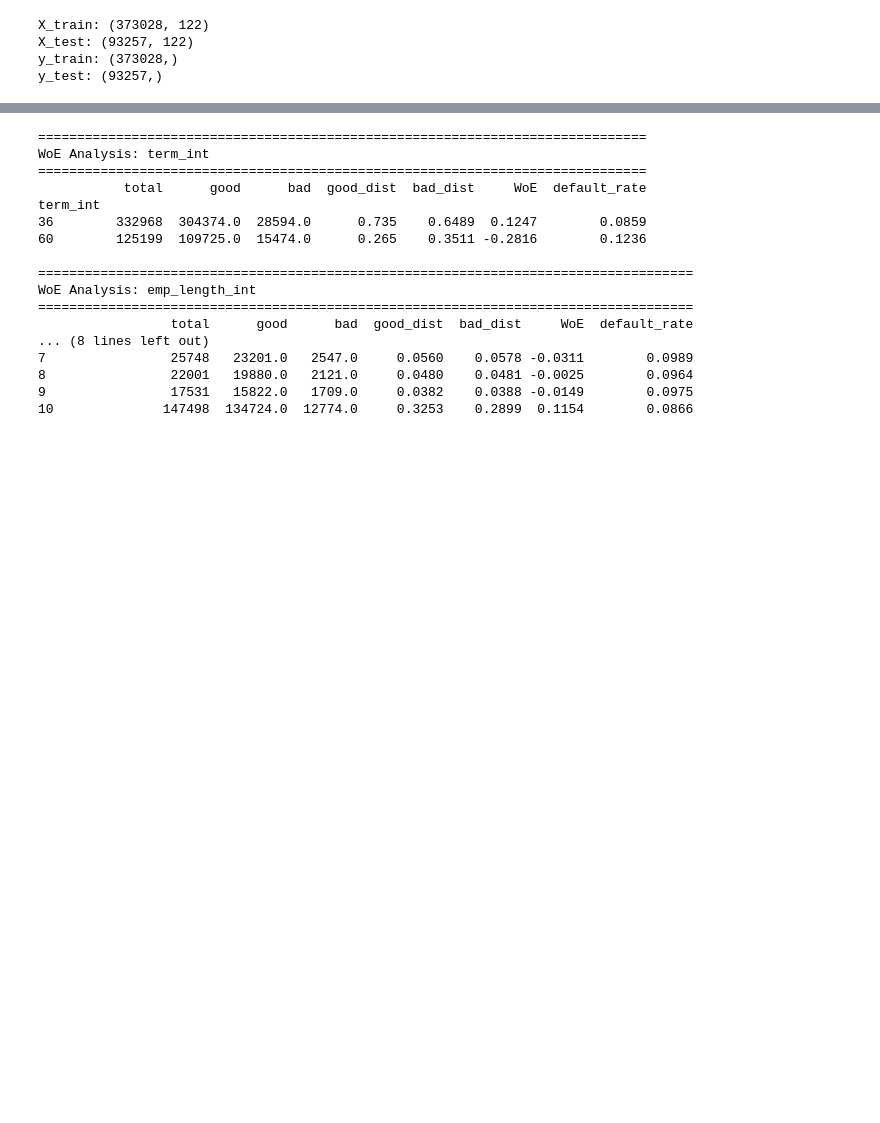
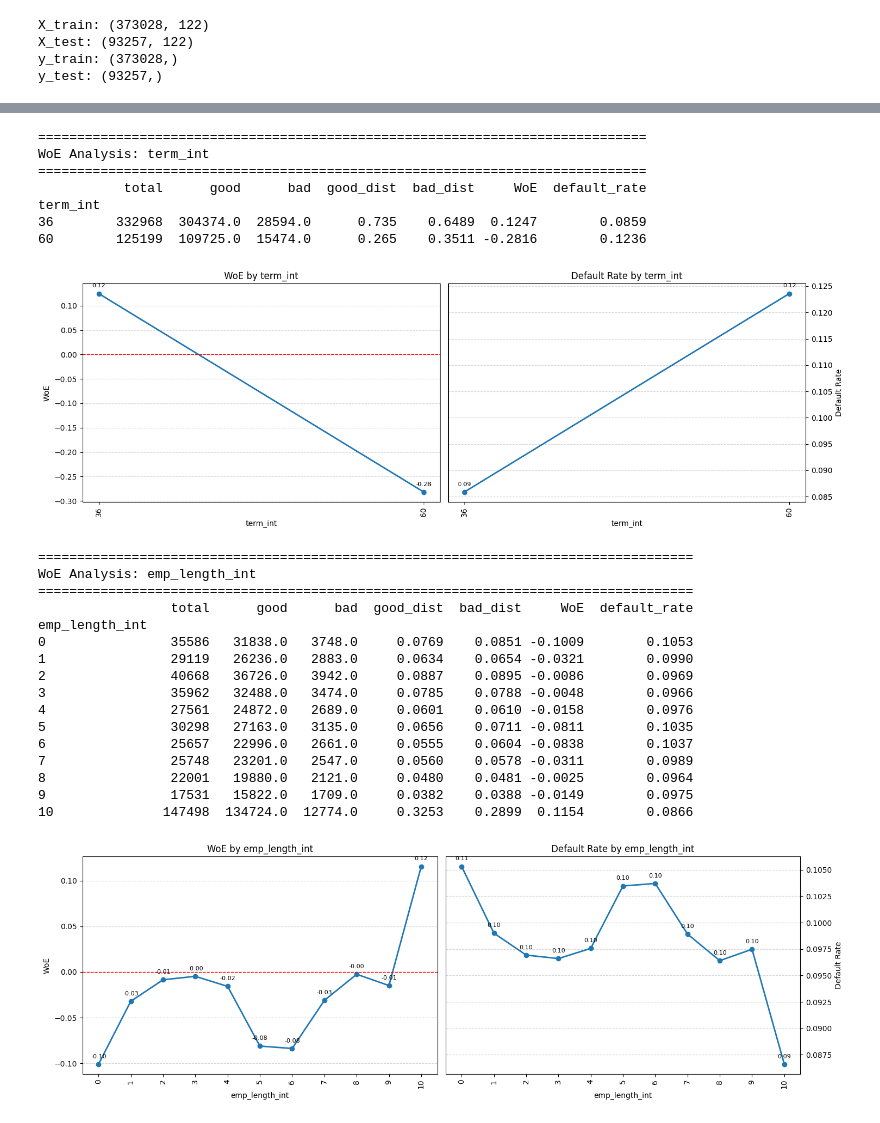
Before and after one commit to aminmirhaj/credit-risk-modeling, a Jupyter notebook: notebooks/00_initial_full_version.ipynb, the cells around one changed output, grey strips where cells are left out. Cells and saved outputs as stored; diff of their text form; code cells hidden in the pictures; blank space fills up the shorter version.

```diff
--- a/notebooks/00_initial_full_version.ipynb
+++ b/notebooks/00_initial_full_version.ipynb
@@ -1516,3 +1770,11 @@ X_train: (373028, 122)
 X_test: (93257, 122)
 y_train: (373028,)
 y_test: (93257,)
+# %%
+# Fine classing
+df["mths_since_issue_d_fine_classed"] = pd.cut(
+    df["mths_since_issue_d"],
+    50
+)
+
+df[["mths_since_issue_d_fine_classed"]].sample(5, random_state=42)
@@ -1518,0 +1788,8 @@ y_test: (93257,)
+# %%
+# Fine classing
+df["int_rate_fine_classed"] = pd.cut(
+    df["int_rate"],
+    50
+)
+
+df[["int_rate_fine_classed"]].sample(5, random_state=42)
@@ -1518,0 +1803,7 @@ y_test: (93257,)
+# %%
+df["funded_amnt_fine_classed"] = pd.cut(
+    df["funded_amnt"],
+    bins=50
+)
+
+df[["funded_amnt_fine_classed"]].sample(5, random_state=42)
@@ -1685,27 +2013,38 @@ def plot_woe(woe_tables, columns_to_plot):
 # %%
 # Define ordered continuous features list for WoE analysis
 ordered_numeric_column = [
     "term_int",
-    "emp_length_int"
+    "emp_length_int",
+    "mths_since_issue_d_fine_classed",
+    "int_rate_fine_classed",
+    "funded_amnt_fine_classed"
 ]
 
 # Calculate WoE for ordered continuous
 woe_tables = calculate_woe_ordered_continuous(df, ordered_numeric_column)
 # %% [output]
 ==============================================================================
 WoE Analysis: term_int
 ==============================================================================
            total      good      bad  good_dist  bad_dist     WoE  default_rate
 term_int
 36        332968  304374.0  28594.0      0.735    0.6489  0.1247        0.0859
 60        125199  109725.0  15474.0      0.265    0.3511 -0.2816        0.1236
-
-====================================================================================
-WoE Analysis: emp_length_int
-====================================================================================
-                 total      good      bad  good_dist  bad_dist     WoE  default_rate
-... (8 lines left out)
-7                25748   23201.0   2547.0     0.0560    0.0578 -0.0311        0.0989
-8                22001   19880.0   2121.0     0.0480    0.0481 -0.0025        0.0964
-9                17531   15822.0   1709.0     0.0382    0.0388 -0.0149        0.0975
-10              147498  134724.0  12774.0     0.3253    0.2899  0.1154        0.0866
+[figure, added]
+====================================================================================
+WoE Analysis: emp_length_int
+====================================================================================
+                 total      good      bad  good_dist  bad_dist     WoE  default_rate
+emp_length_int
+0                35586   31838.0   3748.0     0.0769    0.0851 -0.1009        0.1053
+1                29119   26236.0   2883.0     0.0634    0.0654 -0.0321        0.0990
+2                40668   36726.0   3942.0     0.0887    0.0895 -0.0086        0.0969
+3                35962   32488.0   3474.0     0.0785    0.0788 -0.0048        0.0966
+4                27561   24872.0   2689.0     0.0601    0.0610 -0.0158        0.0976
+5                30298   27163.0   3135.0     0.0656    0.0711 -0.0811        0.1035
+6                25657   22996.0   2661.0     0.0555    0.0604 -0.0838        0.1037
+7                25748   23201.0   2547.0     0.0560    0.0578 -0.0311        0.0989
+8                22001   19880.0   2121.0     0.0480    0.0481 -0.0025        0.0964
+9                17531   15822.0   1709.0     0.0382    0.0388 -0.0149        0.0975
+10              147498  134724.0  12774.0     0.3253    0.2899  0.1154        0.0866
+[figure, added]
```
Also changed, not shown: parts of 34 cells of this notebook.
